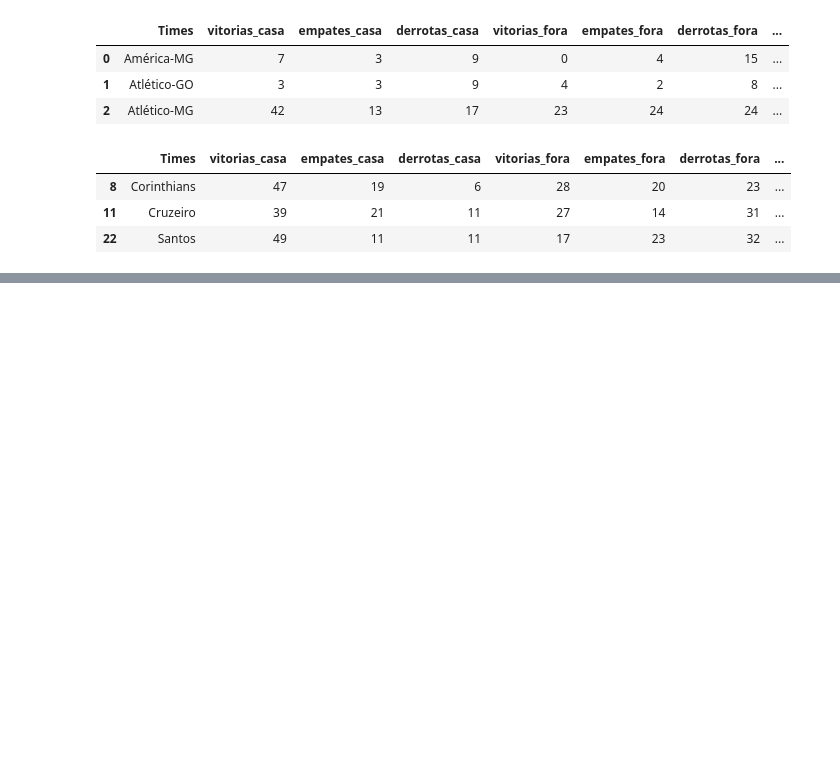
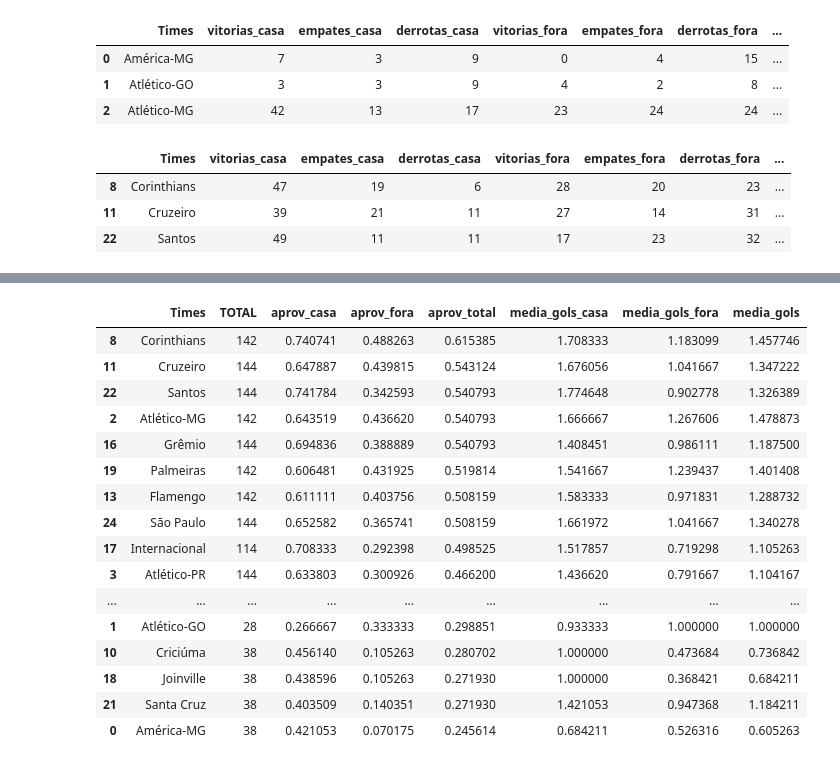
Before and after one commit to thiagozaranza/guru_da_bola, a Jupyter notebook: brasileirao.ipynb, the cells around one changed output, grey strips where cells are left out. Drawn from its saved outputs; the diff is of its cells as text; code cells hidden in the pictures; blank space fills up the shorter version.

```diff
--- a/brasileirao.ipynb
+++ b/brasileirao.ipynb
@@ -266,0 +263,22 @@ resultados_time_DF[["Times", "TOTAL", "aprov_casa", "aprov_fora", "aprov_total"]
+# %%
+resultados_time_DF = resultados_time_DF[["Times", "TOTAL", "aprov_casa", "aprov_fora", "aprov_total", "media_gols_casa", "media_gols_fora", "media_gols"]]
+# %%
+resultados_time_DF.sort_values(["aprov_total"], ascending = [0])
+# %% [output]
+|  | Times | TOTAL | aprov_casa | aprov_fora | aprov_total | media_gols_casa | media_gols_fora | media_gols |
+| 8 | Corinthians | 142 | 0.740741 | 0.488263 | 0.615385 | 1.708333 | 1.183099 | 1.457746 |
+| 11 | Cruzeiro | 144 | 0.647887 | 0.439815 | 0.543124 | 1.676056 | 1.041667 | 1.347222 |
+| 22 | Santos | 144 | 0.741784 | 0.342593 | 0.540793 | 1.774648 | 0.902778 | 1.326389 |
+| 2 | Atlético-MG | 142 | 0.643519 | 0.436620 | 0.540793 | 1.666667 | 1.267606 | 1.478873 |
+| 16 | Grêmio | 144 | 0.694836 | 0.388889 | 0.540793 | 1.408451 | 0.986111 | 1.187500 |
+| 19 | Palmeiras | 142 | 0.606481 | 0.431925 | 0.519814 | 1.541667 | 1.239437 | 1.401408 |
+| 13 | Flamengo | 142 | 0.611111 | 0.403756 | 0.508159 | 1.583333 | 0.971831 | 1.288732 |
+| 24 | São Paulo | 144 | 0.652582 | 0.365741 | 0.508159 | 1.661972 | 1.041667 | 1.340278 |
+| 17 | Internacional | 114 | 0.708333 | 0.292398 | 0.498525 | 1.517857 | 0.719298 | 1.105263 |
+| 3 | Atlético-PR | 144 | 0.633803 | 0.300926 | 0.466200 | 1.436620 | 0.791667 | 1.104167 |
+| ... | ... | ... | ... | ... | ... | ... | ... | ... |
+| 1 | Atlético-GO | 28 | 0.266667 | 0.333333 | 0.298851 | 0.933333 | 1.000000 | 1.000000 |
+| 10 | Criciúma | 38 | 0.456140 | 0.105263 | 0.280702 | 1.000000 | 0.473684 | 0.736842 |
+| 18 | Joinville | 38 | 0.438596 | 0.105263 | 0.271930 | 1.000000 | 0.368421 | 0.684211 |
+| 21 | Santa Cruz | 38 | 0.403509 | 0.140351 | 0.271930 | 1.421053 | 0.947368 | 1.184211 |
+| 0 | América-MG | 38 | 0.421053 | 0.070175 | 0.245614 | 0.684211 | 0.526316 | 0.605263 |
```
Also changed, not shown: parts of 16 cells of this notebook.
